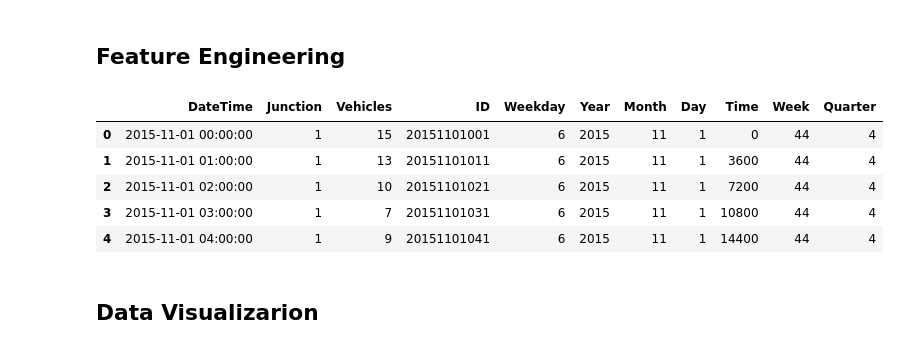
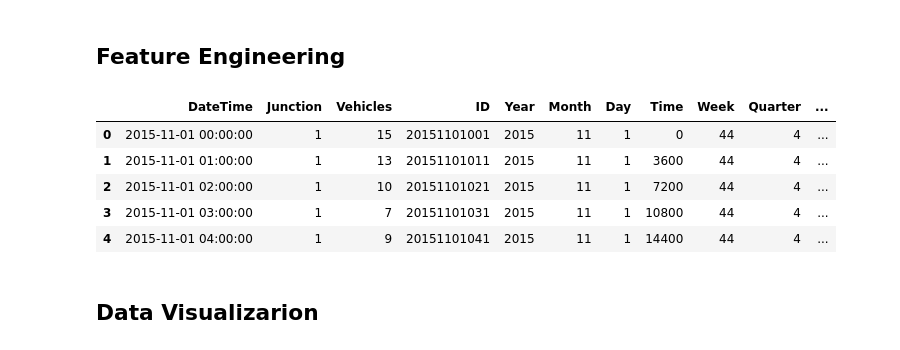
Before and after one commit to blessondensil294/IOT-Traffic-Management, a Jupyter notebook: JanataHack_IOT_Traffic_System.ipynb, the cells around one changed output. Cells and saved outputs as stored; diff of their text form; code cells hidden in the pictures.

```diff
--- a/JanataHack_IOT_Traffic_System.ipynb
+++ b/JanataHack_IOT_Traffic_System.ipynb
@@ -89,30 +89,32 @@ Index(['DateTime', 'Junction', 'Vehicles', 'ID'], dtype='object')
 # %%
 from datetime import datetime
 import time
 df_Train['DateTime'] = pd.to_datetime(df_Train['DateTime'])
 df_Test['DateTime'] = pd.to_datetime(df_Test['DateTime'])
-df_Train['Weekday'] = [datetime.weekday(date) for date in df_Train.DateTime]
-df_Test['Weekday'] = [datetime.weekday(date) for date in df_Test.DateTime]
 df_Train['Year'] = df_Train['DateTime'].dt.year
 df_Test['Year'] = df_Test['DateTime'].dt.year
 df_Train['Month'] = df_Train['DateTime'].dt.month
 df_Test['Month'] = df_Test['DateTime'].dt.month
 df_Train['Day'] = df_Train['DateTime'].dt.day
 df_Test['Day'] = df_Test['DateTime'].dt.day
 df_Train['Time'] = [((date.hour*60+(date.minute))*60)+date.second for date in df_Train.DateTime]
 df_Test['Time'] = [((date.hour*60+(date.minute))*60)+date.second for date in df_Test.DateTime]
 df_Train['Week'] = df_Train['DateTime'].dt.week
 df_Test['Week'] = df_Test['DateTime'].dt.week
 df_Train['Quarter'] = df_Train['DateTime'].dt.quarter
 df_Test['Quarter'] = df_Test['DateTime'].dt.quarter
+df_Train['DayofWeek']=df_Train['DateTime'].dt.dayofweek
+df_Test['DayofWeek']=df_Test['DateTime'].dt.dayofweek
+df_Train['Hour']=df_Train['DateTime'].dt.hour
+df_Test['Hour']=df_Test['DateTime'].dt.hour
 df_Train.head()
 # %% [output]
-|  | DateTime | Junction | Vehicles | ID | Weekday | Year | Month | Day | Time | Week | Quarter |
-| 0 | 2015-11-01 00:00:00 | 1 | 15 | 20151101001 | 6 | 2015 | 11 | 1 | 0 | 44 | 4 |
-| 1 | 2015-11-01 01:00:00 | 1 | 13 | 20151101011 | 6 | 2015 | 11 | 1 | 3600 | 44 | 4 |
-| 2 | 2015-11-01 02:00:00 | 1 | 10 | 20151101021 | 6 | 2015 | 11 | 1 | 7200 | 44 | 4 |
-| 3 | 2015-11-01 03:00:00 | 1 | 7 | 20151101031 | 6 | 2015 | 11 | 1 | 10800 | 44 | 4 |
-| 4 | 2015-11-01 04:00:00 | 1 | 9 | 20151101041 | 6 | 2015 | 11 | 1 | 14400 | 44 | 4 |
+|  | DateTime | Junction | Vehicles | ID | Year | Month | Day | Time | Week | Quarter | ... |
+| 0 | 2015-11-01 00:00:00 | 1 | 15 | 20151101001 | 2015 | 11 | 1 | 0 | 44 | 4 | ... |
+| 1 | 2015-11-01 01:00:00 | 1 | 13 | 20151101011 | 2015 | 11 | 1 | 3600 | 44 | 4 | ... |
+| 2 | 2015-11-01 02:00:00 | 1 | 10 | 20151101021 | 2015 | 11 | 1 | 7200 | 44 | 4 | ... |
+| 3 | 2015-11-01 03:00:00 | 1 | 7 | 20151101031 | 2015 | 11 | 1 | 10800 | 44 | 4 | ... |
+| 4 | 2015-11-01 04:00:00 | 1 | 9 | 20151101041 | 2015 | 11 | 1 | 14400 | 44 | 4 | ... |
 # %% [markdown]
 ## Data Visualizarion
 # %%
```
Also changed, not shown: parts of 41 cells of this notebook.
